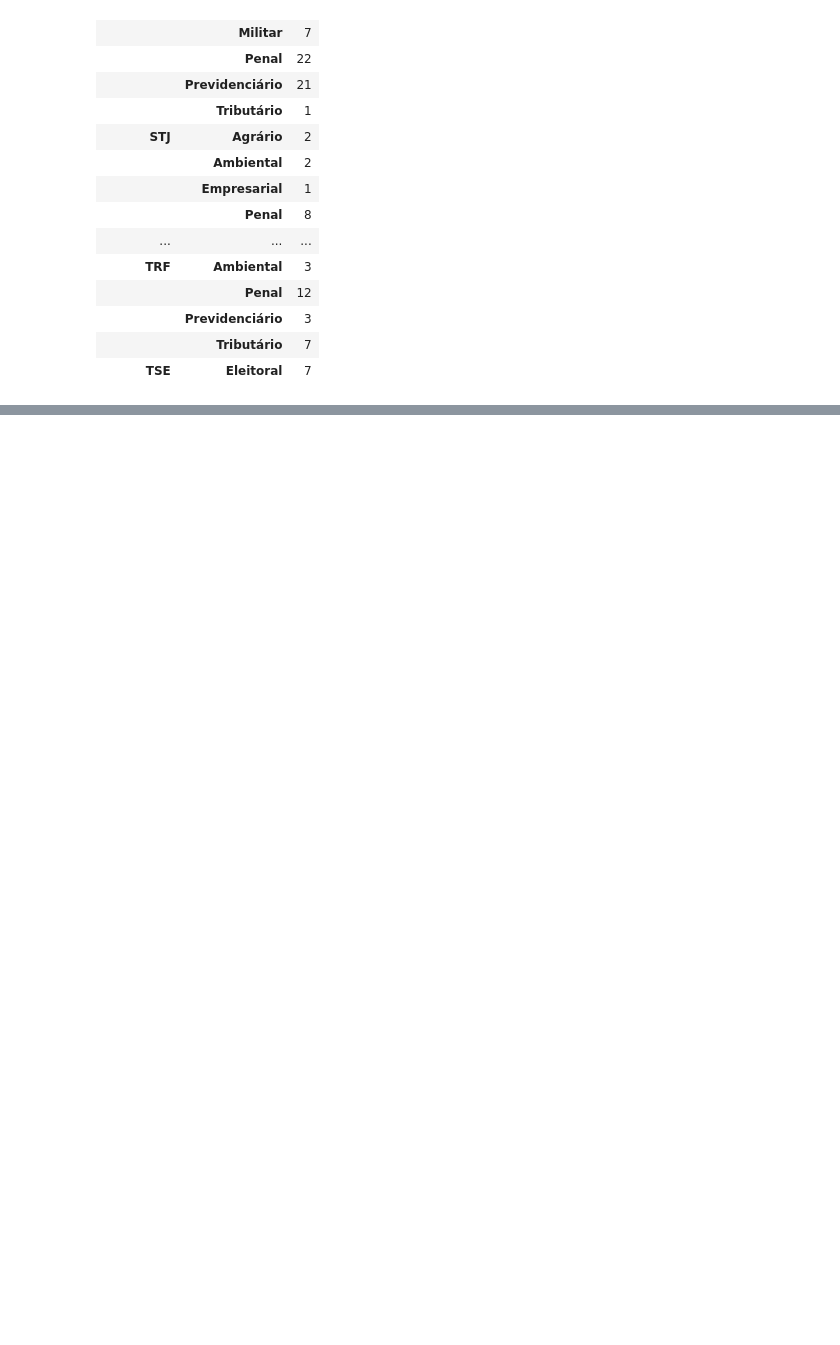
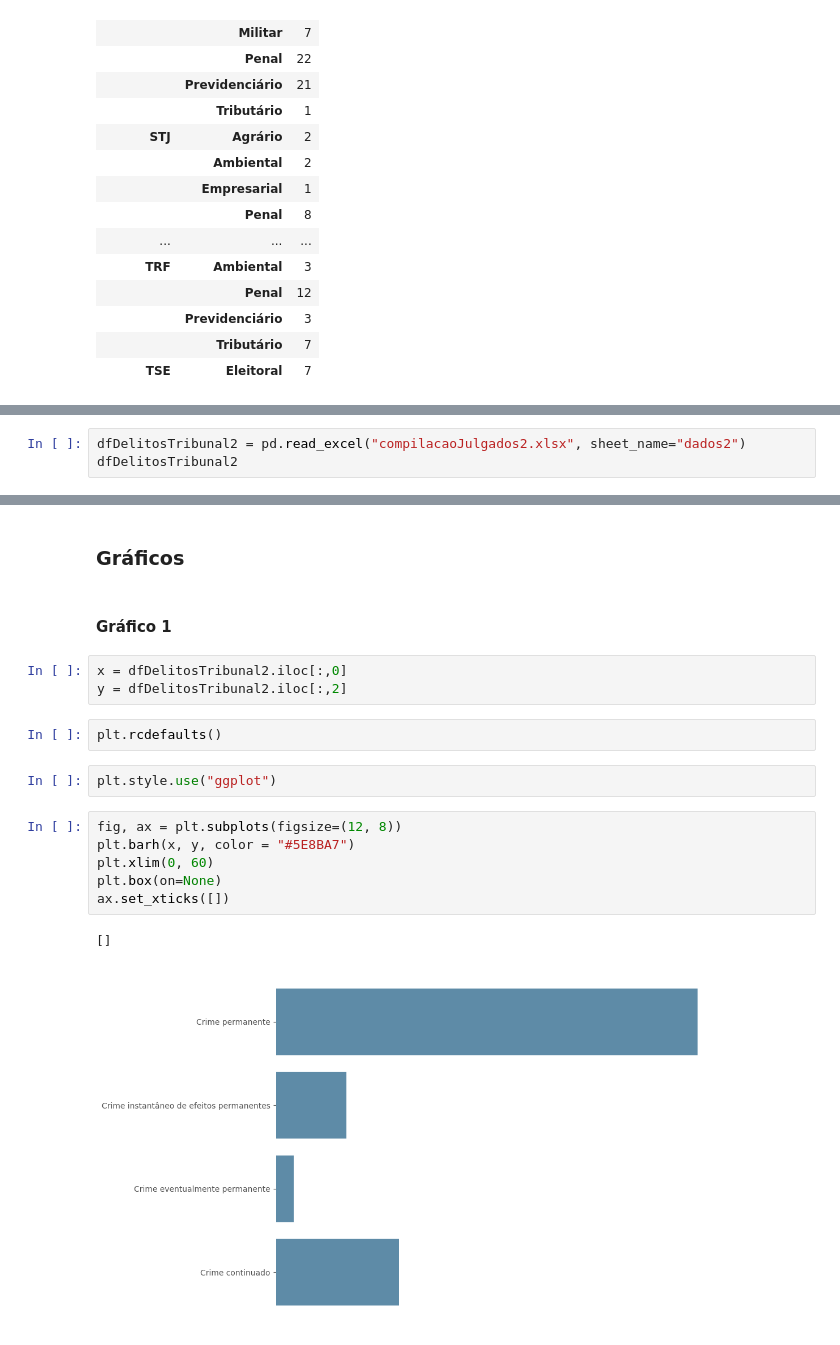
Before and after one commit to fernandovieira1/Conaci, a Jupyter notebook: compilacaoJulgados.ipynb, the cells around one changed output, grey strips where cells are left out. Cells and saved outputs as stored; diff of their text form; blank space fills up the shorter version.

```diff
--- a/compilacaoJulgados.ipynb
+++ b/compilacaoJulgados.ipynb
@@ -159,0 +158,3 @@ tribunalDireito
+# %%
+dfDelitosTribunal2 = pd.read_excel("compilacaoJulgados2.xlsx", sheet_name="dados2")
+dfDelitosTribunal2
@@ -159,0 +186,20 @@ tribunalDireito
+# %% [markdown]
+### Gráficos
+# %% [markdown]
+#### Gráfico 1
+# %%
+x = dfDelitosTribunal2.iloc[:,0]
+y = dfDelitosTribunal2.iloc[:,2]
+# %%
+plt.rcdefaults()
+# %%
+plt.style.use("ggplot")
+# %%
+fig, ax = plt.subplots(figsize=(12, 8))
+plt.barh(x, y, color = "#5E8BA7")
+plt.xlim(0, 60)
+plt.box(on=None)
+ax.set_xticks([])
+# %% [output]
+[]
+[figure, added]
```
Also changed, not shown: parts of 20 cells of this notebook, 4 other files.
